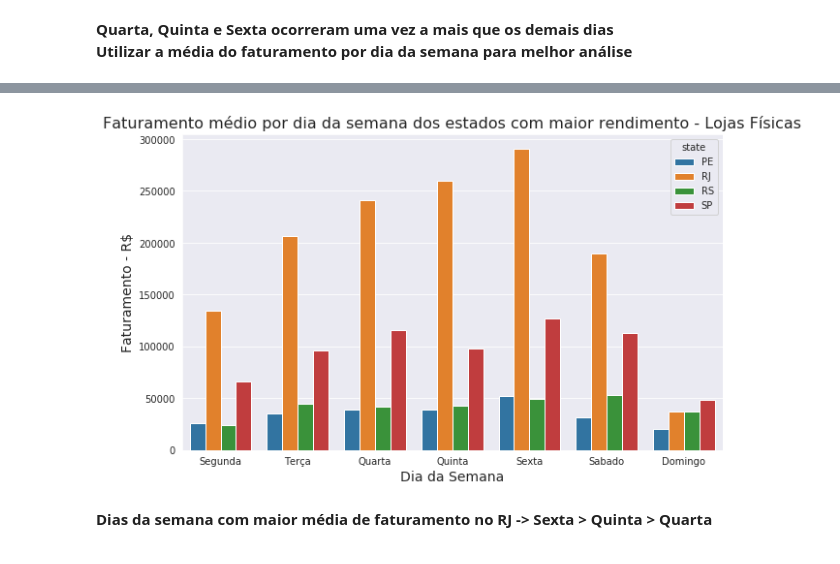
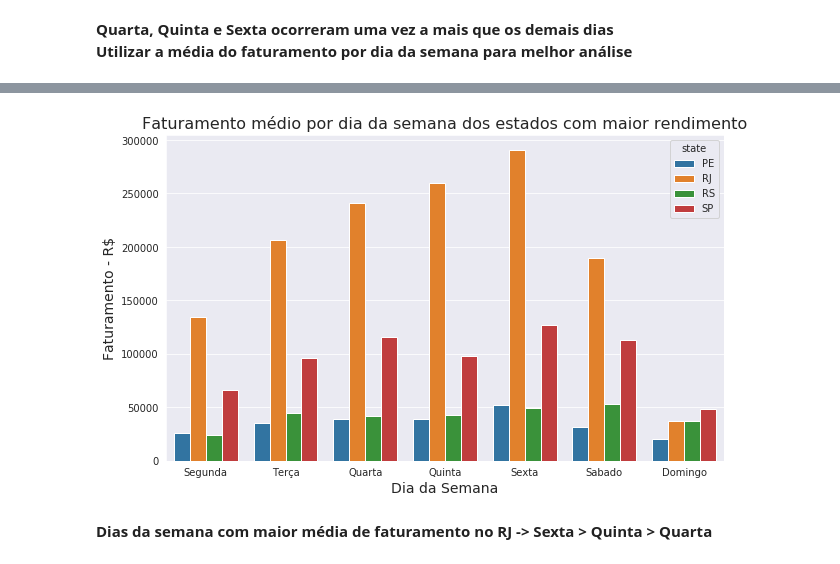
Before and after one commit to vinicvaz/Linx-DataAnalysis, a Jupyter notebook: OfflineDataAnalysis.ipynb, the cells around one changed output, grey strips where cells are left out. Saved outputs shown, nothing was run; the diff lists cells and outputs as text; code cells hidden in the pictures.

```diff
--- a/OfflineDataAnalysis.ipynb
+++ b/OfflineDataAnalysis.ipynb
@@ -476,14 +501,14 @@ for index, row in df_dias.iterrows():
 # %%
 ## Plot de faturamento por dia dos melhores estados
 plt.figure(figsize=(10,6))
 ax1 = sns.barplot(x='weekday',y='price', hue='state', data= df_mean, ci=0, palette='tab10')
 ax1.set_xlabel('Dia da Semana', fontsize=14)
 ax1.set_ylabel('Faturamento - R$', fontsize=14)
 ax1.set_xticklabels(['Segunda','Terça','Quarta','Quinta','Sexta','Sabado','Domingo'])
-ax1.set_title('Faturamento médio por dia da semana dos estados com maior rendimento - Lojas Físicas', fontsize=16)
+ax1.set_title('Faturamento médio por dia da semana dos estados com maior rendimento', fontsize=16)
 plt.savefig('./Images/Offline/Revenue-Day-Mean-Bests-Offline.jpg')
 # %% [output]
-[figure, old version]
+[figure, new version]
 # %% [markdown]
 **Dias da semana com maior média de faturamento no RJ -> Sexta > Quinta > Quarta**
 # %%
```
Also changed, not shown: parts of 9 cells of this notebook, 5 other files.
